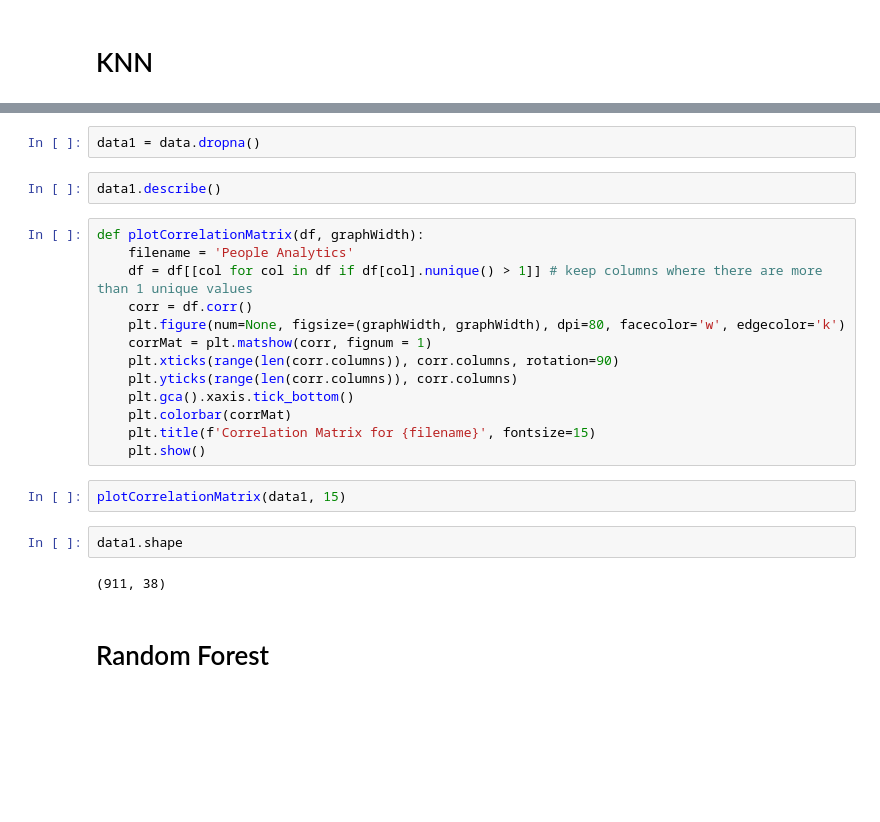
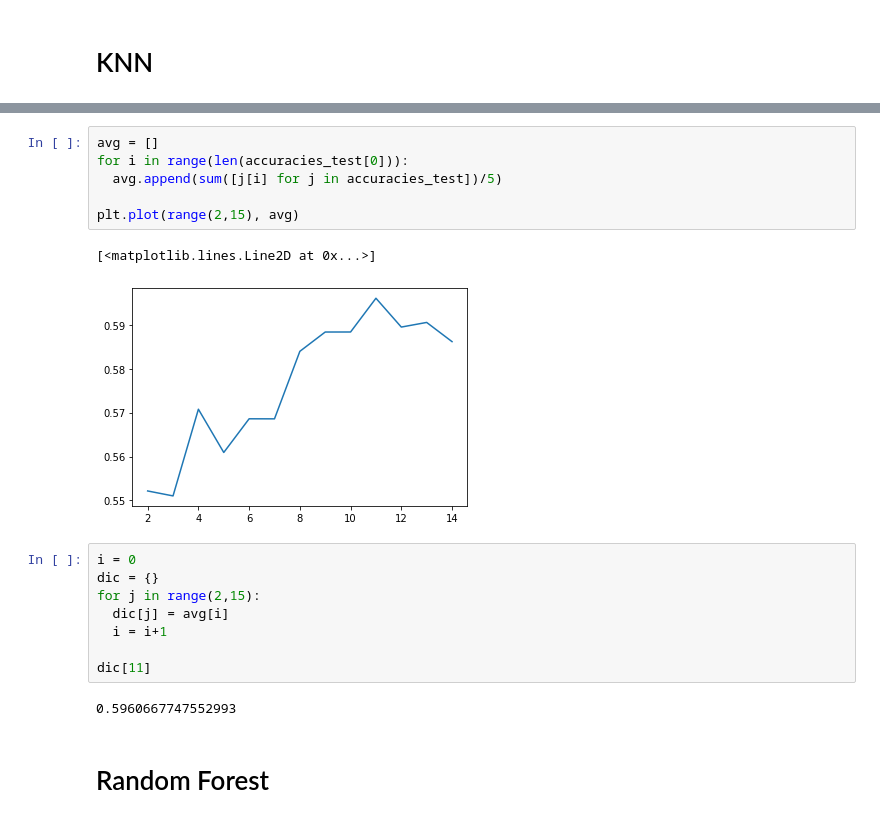
Before and after one commit to parasgulati8/People-Analytics, a Jupyter notebook: People_Analytics_Hackathon.ipynb, the cells around one changed output, grey strips where cells are left out. Saved outputs shown, nothing was run; the diff lists cells and outputs as text; blank space fills up the shorter version.

```diff
--- a/People_Analytics_Hackathon.ipynb
+++ b/People_Analytics_Hackathon.ipynb
@@ -220,26 +187,22 @@ for fold in folds:
-# %%
-data1 = data.dropna()
-# %%
-data1.describe()
-# %%
-def plotCorrelationMatrix(df, graphWidth):
-    filename = 'People Analytics'
-    df = df[[col for col in df if df[col].nunique() > 1]] # keep columns where there are more than 1 unique values
-    corr = df.corr()
-    plt.figure(num=None, figsize=(graphWidth, graphWidth), dpi=80, facecolor='w', edgecolor='k')
-    corrMat = plt.matshow(corr, fignum = 1)
-    plt.xticks(range(len(corr.columns)), corr.columns, rotation=90)
-    plt.yticks(range(len(corr.columns)), corr.columns)
-    plt.gca().xaxis.tick_bottom()
-    plt.colorbar(corrMat)
-    plt.title(f'Correlation Matrix for {filename}', fontsize=15)
-    plt.show()
-# %%
-plotCorrelationMatrix(data1, 15)
-# %%
-data1.shape
-# %% [output]
-(911, 38)
+# %%
+avg = []
+for i in range(len(accuracies_test[0])):
+  avg.append(sum([j[i] for j in accuracies_test])/5)
+
+plt.plot(range(2,15), avg)
+# %% [output]
+[<matplotlib.lines.Line2D at 0x...>]
+[figure, added]
+# %%
+i = 0
+dic = {}
+for j in range(2,15):
+  dic[j] = avg[i]
+  i = i+1
+
+dic[11]
+# %% [output]
+0.5960667747552993
 # %% [markdown]
 # Random Forest
 # %%
```
Also changed, not shown: parts of 104 cells of this notebook.
